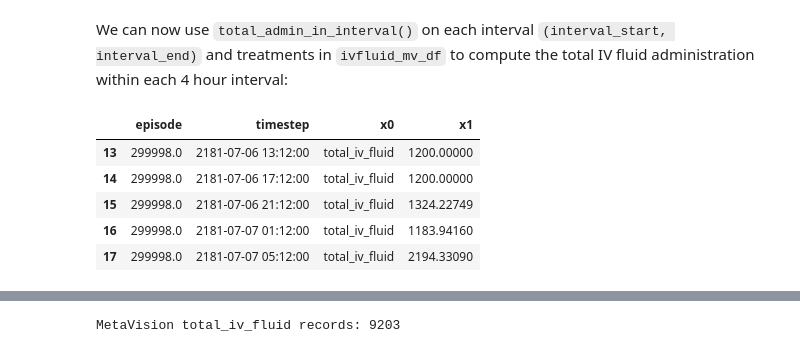
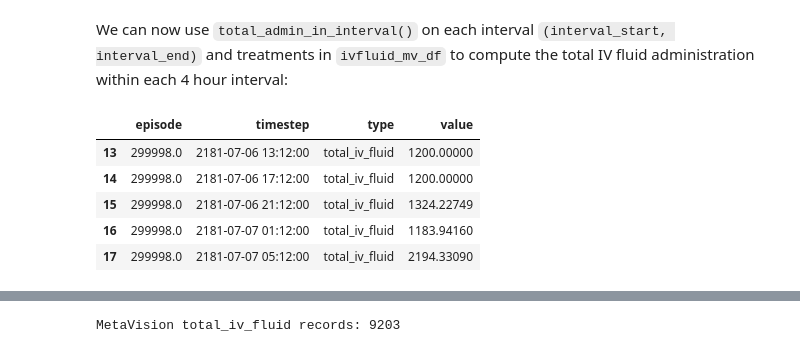
Before and after one commit to thomas097/Haemodynamic-Optimization-Reinforcement-Learning, a Jupyter notebook: preprocessing/MIMIC-III_preprocessing_attention_v1.ipynb, the cells around one changed output, grey strips where cells are left out. Cells and saved outputs as stored; diff of their text form; code cells hidden in the pictures.

```diff
--- a/preprocessing/MIMIC-III_preprocessing_attention_v1.ipynb
+++ b/preprocessing/MIMIC-III_preprocessing_attention_v1.ipynb
@@ -29,7 +29,7 @@ from tqdm import tqdm
 
 # Settings
 INTERVAL_TIME = '4h'
-USE_CAREVUE = True
+USE_CAREVUE = False
 DATA_DIR = '../data/mimic-iii/final/'                             # Where dataset is stored
 OUTPUT_DIR_ROGGEVEEN = 'datasets/mimic-iii/roggeveen_4h_with_cv'  # We will be reusing the train/valid/test split and action space made previously
 OUTPUT_DIR = 'datasets/mimic-iii/attention'                       # Where preprocessed data will be stored
@@ -181,27 +181,28 @@ vaso_mv_df.head()
 # %%
 sampled_vaso_mv_dfs = []
 
-# Process admissions one-by-one
 for icustay_id, treatments in tqdm(vaso_mv_df.groupby('icustay_id')):
 
     # Part of sepsis-3 cohort?
     if icustay_id not in interval_times:
         continue
 
-    # Vector to store computed VP doses into
     intervals = interval_times[icustay_id]
     max_vaso = np.zeros(len(intervals), dtype=np.float64)
 
     for i, (interval_start, interval_end) in enumerate(intervals):
-        # Inclusion test: treatment timeframe overlaps with current interval.
+        # Inclusion test: treatment timeframe overlaps with current interval
         condition = (treatments['starttime'] <= interval_end) & (treatments['endtime'] > interval_start)
         max_vaso[i] = treatments[condition]['mcgkgmin'].max()
+
+    # NaN -> no treatment
+    max_vaso = np.nan_to_num(max_vaso, nan=0.0)
 
     # Store VP doses of admission in DataFrame
     sampled_vaso_mv_df = pd.DataFrame({'timestep': [start for start, _ in intervals],
                                        'episode': icustay_id,
-                                       'x0': 'max_vaso',
-                                       'x1': np.nan_to_num(max_vaso, nan=0.0)}) # NaN (no treatment) -> zero dose
+                                       'type': 'max_vaso',
+                                       'value': max_vaso})
     sampled_vaso_mv_dfs.append(sampled_vaso_mv_df)
 
 # Concat DataFrames of individual admissions
@@ -258,8 +259,8 @@ if USE_CAREVUE:
         # Create DataFrame for ICU stay
         sampled_vaso_cv_df = pd.DataFrame({'timestep': [start for start, _ in intervals],
                                            'episode': icustay_id,
-                                           'x0': 'max_vaso',
-                                           'x1': np.nan_to_num(max_vaso, nan=0.0)}) # NaN (no treatment) -> zero dose
+                                           'type': 'max_vaso',
+                                           'value': np.nan_to_num(max_vaso, nan=0.0)}) # NaN (no treatment) -> zero dose
         sampled_vaso_cv_dfs.append(sampled_vaso_cv_df)
 
     # Concat DataFrames of individual icustays
@@ -301,11 +298,10 @@ Total admissions: 8006
 iv_fluid_mv_df = read_csv(DATA_DIR + 'inputevents_mv_cohort.csv')
 
 # Drop 14-Oral/Gastric Intake (i.e. having a glass of water)
-condition = (iv_fluid_mv_df['ordercategoryname'] != '14-Oral/Gastric Intake') & (iv_fluid_mv_df['amountuom'] == 'ml')
-iv_fluid_mv_df = iv_fluid_mv_df.loc[condition]
+iv_fluid_mv_df = iv_fluid_mv_df.loc[(iv_fluid_mv_df['ordercategoryname'] != '14-Oral/Gastric Intake') & (iv_fluid_mv_df['amountuom'] == 'ml')]
 
 # Sanity check: remove amounts outside (0, 5000) range
-iv_fluid_mv_df = iv_fluid_mv_df.loc[(iv_fluid_mv_df['amount'] > 0) & (iv_fluid_mv_df['amount'] < 5000)]
+iv_fluid_mv_df = iv_fluid_mv_df.loc[(iv_fluid_mv_df['amount'] > 0) & (iv_fluid_mv_df['amount'] < 5000) & iv_fluid_mv_df['amount'].notna()]
 
 # Compute duration in hours
 # NOTE: original erroneously measured time in minutes
@@ -361,32 +359,32 @@ We can now use `total_admin_in_interval()` on each interval `(interval_start, in
 # %%
 sampled_iv_fluid_mv_dfs = []
 
 # Process admissions one-by-one
 for icustay_id, treatments in tqdm(iv_fluid_mv_df.groupby('icustay_id'), desc='Give me a bit'):
 
     # Is icustay part of cohort?
     if icustay_id not in interval_times:
         continue
 
     intervals = interval_times[icustay_id]
     total_iv_fluid = np.zeros(len(intervals), dtype=np.float64)
 
     # Compute total IV fluid within each interval
     for i, (interval_start, interval_end) in enumerate(intervals):
         total_iv_fluid[i] = total_admin_in_interval(interval_start, interval_end, treatments)
 
     # Convert to DataFrame
     sampled_iv_fluid_df = pd.DataFrame({'episode': icustay_id,
                                         'timestep': [start for start, _ in intervals],
-                                        'x0': 'total_iv_fluid',
-                                        'x1': total_iv_fluid})
+                                        'type': 'total_iv_fluid',
+                                        'value': total_iv_fluid})
     sampled_iv_fluid_mv_dfs.append(sampled_iv_fluid_df)
 
 # Concat DataFrames of individual icustays
 sampled_iv_fluid_mv_df = pd.concat(sampled_iv_fluid_mv_dfs)
 sampled_iv_fluid_mv_df.tail()
 # %% [output]
-|  | episode | timestep | x0 | x1 |
+|  | episode | timestep | type | value |
 | 13 | 299998.0 | 2181-07-06 13:12:00 | total_iv_fluid | 1200.00000 |
 | 14 | 299998.0 | 2181-07-06 17:12:00 | total_iv_fluid | 1200.00000 |
 | 15 | 299998.0 | 2181-07-06 21:12:00 | total_iv_fluid | 1324.22749 |
```
Also changed, not shown: parts of 40 cells of this notebook.
